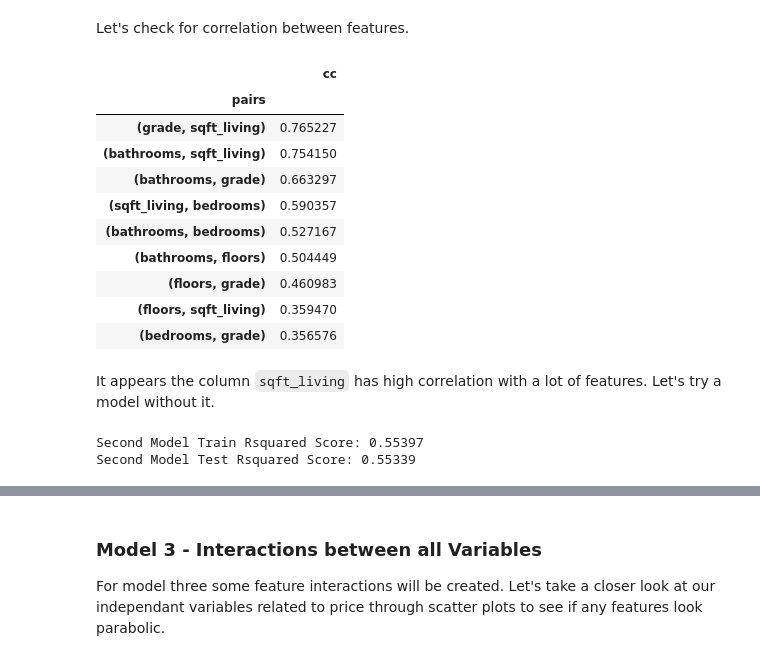
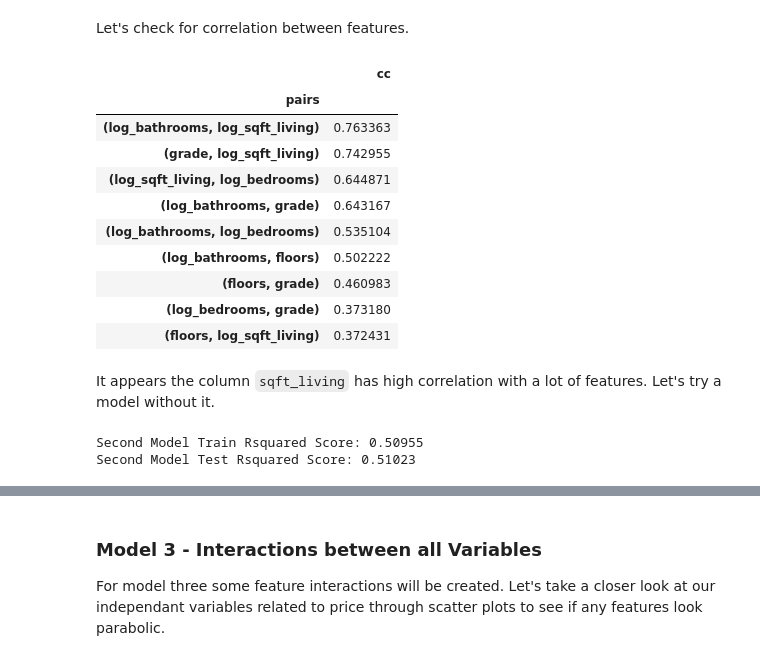
Before and after one commit to cschneck7/phase-2-project, a Jupyter notebook: EDA_notebook.ipynb, the cells around one changed output, grey strips where cells are left out. Cells and saved outputs as stored; diff of their text form; code cells hidden in the pictures.

Commit message:
Started Assumption Checks

```diff
--- a/EDA_notebook.ipynb
+++ b/EDA_notebook.ipynb
@@ -469,31 +496,31 @@ def correlation_check(X_train):
     df.drop_duplicates(inplace=True)
     return df[(df.cc>.3) & (df.cc <1)]
 # %%
-model2_corr = correlation_check(X_train)
+model2_corr = correlation_check(X_train_log)
 model2_corr
 # %% [output]
 |  | cc |
 | pairs |  |
-| (grade, sqft_living) | 0.765227 |
-| (bathrooms, sqft_living) | 0.754150 |
-| (bathrooms, grade) | 0.663297 |
-| (sqft_living, bedrooms) | 0.590357 |
-| (bathrooms, bedrooms) | 0.527167 |
-| (bathrooms, floors) | 0.504449 |
+| (log_bathrooms, log_sqft_living) | 0.763363 |
+| (grade, log_sqft_living) | 0.742955 |
+| (log_sqft_living, log_bedrooms) | 0.644871 |
+| (log_bathrooms, grade) | 0.643167 |
+| (log_bathrooms, log_bedrooms) | 0.535104 |
+| (log_bathrooms, floors) | 0.502222 |
 | (floors, grade) | 0.460983 |
-| (floors, sqft_living) | 0.359470 |
-| (bedrooms, grade) | 0.356576 |
+| (log_bedrooms, grade) | 0.373180 |
+| (floors, log_sqft_living) | 0.372431 |
 # %% [markdown]
 It appears the column `sqft_living` has high correlation with a lot of features. Let's try a model without it.
 # %%
-model_temp = X_train.drop(columns='bathrooms', axis=1)
+model_temp = X_train_log.drop(columns='log_bathrooms', axis=1)
 
 modeltemp_results = dp.cross_val(model_temp, y_train)
 print('Second Model Train Rsquared Score: {}'.format(round(modeltemp_results['train_score'].mean(), 5)))
 print('Second Model Test Rsquared Score: {}\n'.format(round(modeltemp_results['test_score'].mean(), 5)))
 # %% [output]
-Second Model Train Rsquared Score: 0.55397
-Second Model Test Rsquared Score: 0.55339
+Second Model Train Rsquared Score: 0.50955
+Second Model Test Rsquared Score: 0.51023
 # %%
 predictors = sm.add_constant(model_temp)
 model = sm.OLS(y_train, predictors).fit()
```
Also changed, not shown: parts of 9 cells of this notebook.
